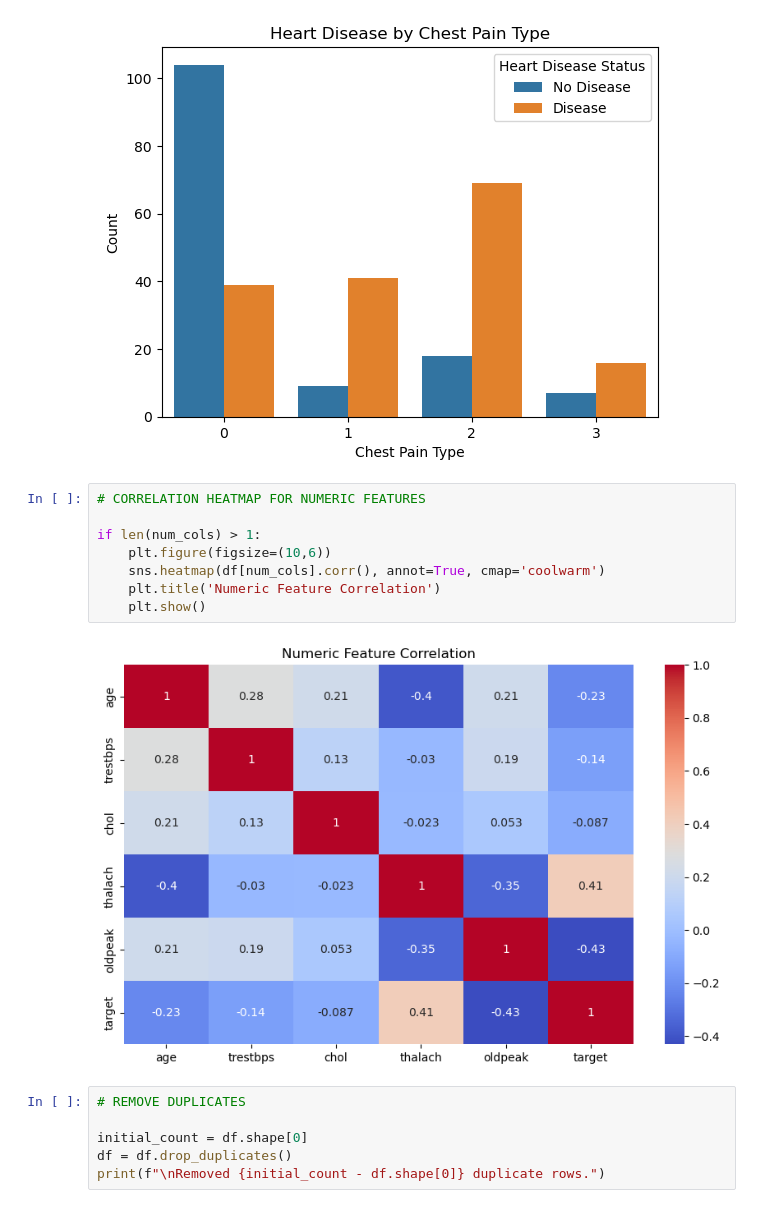
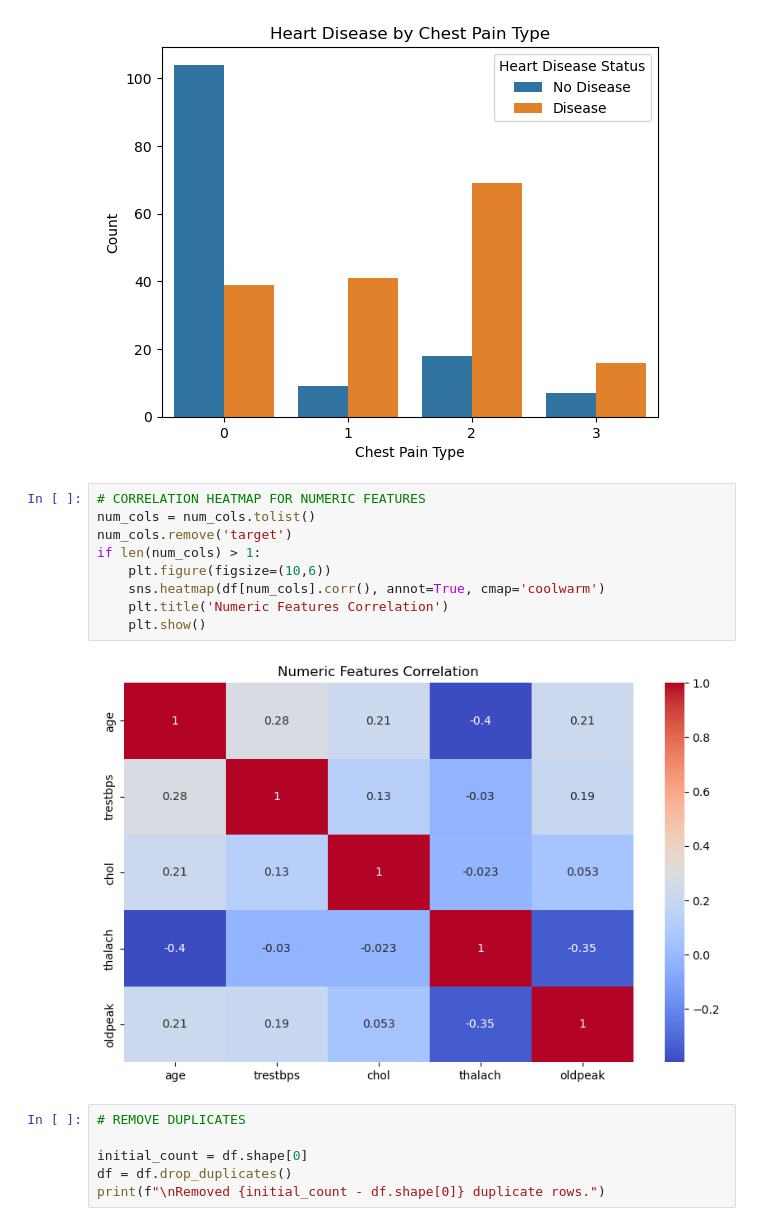
Before and after one commit to irfanfetahovic/heart-disease-prediction, a Jupyter notebook: notebooks/heart_disease_prediction.ipynb, the cells around one changed output. Saved outputs shown, nothing was run; the diff lists cells and outputs as text.

```diff
--- a/notebooks/heart_disease_prediction.ipynb
+++ b/notebooks/heart_disease_prediction.ipynb
@@ -275,14 +275,15 @@ plt.show()
 [figure]
 # %%
 # CORRELATION HEATMAP FOR NUMERIC FEATURES
-
+num_cols = num_cols.tolist()
+num_cols.remove('target')
 if len(num_cols) > 1:
     plt.figure(figsize=(10,6))
     sns.heatmap(df[num_cols].corr(), annot=True, cmap='coolwarm')
-    plt.title('Numeric Feature Correlation')
+    plt.title('Numeric Features Correlation')
     plt.show()
 # %% [output]
-[figure, old version]
+[figure, new version]
 # %%
 # REMOVE DUPLICATES
 
```
Also changed, not shown: parts of 12 cells of this notebook, 1 other file.
